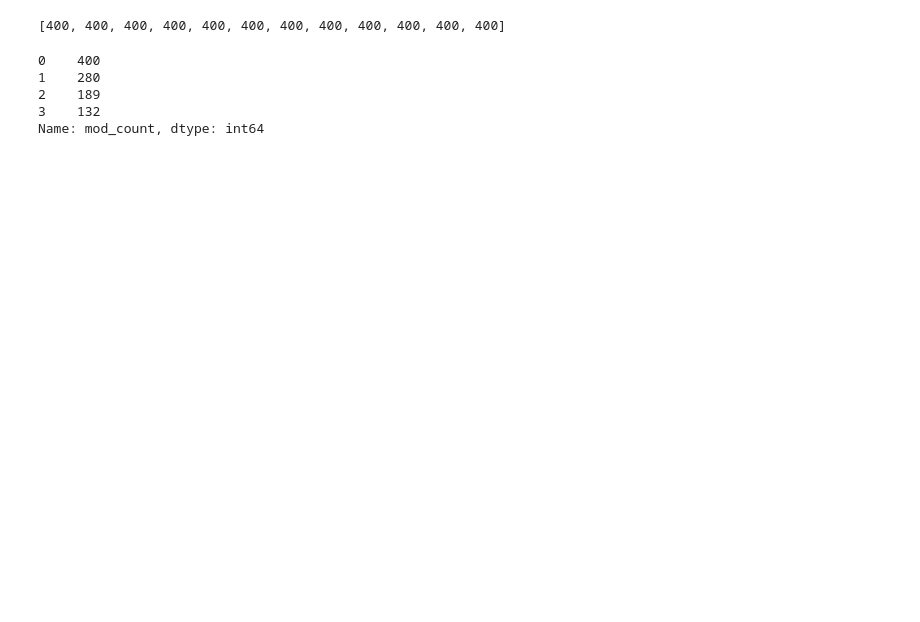
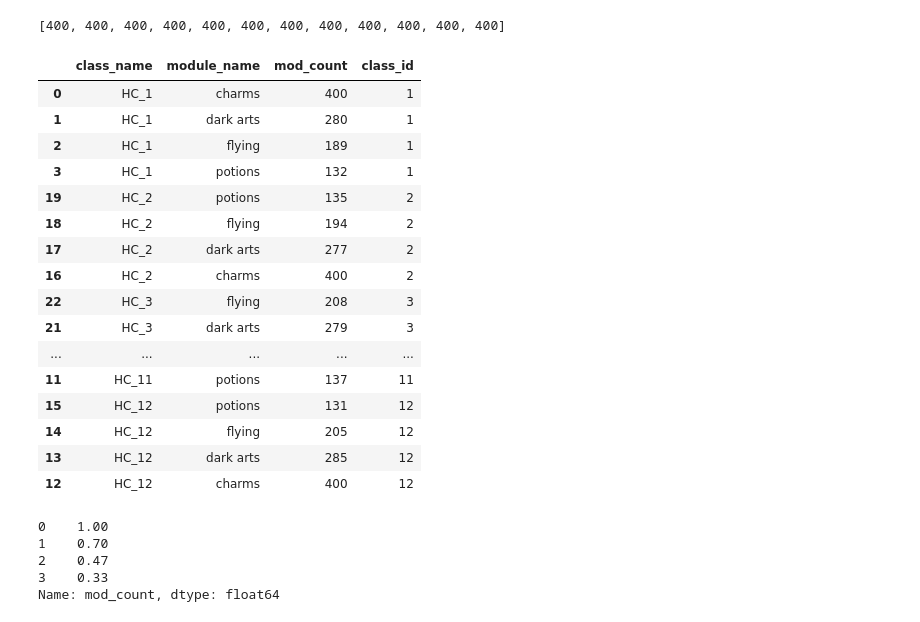
Before and after one commit to SamNgigi/ms_data_engineer_assessment, a Jupyter notebook: solution/solution.ipynb, the cells around one changed output. Cells and saved outputs as stored; diff of their text form; code cells hidden in the pictures; blank space fills up the shorter version.

```diff
--- a/solution/solution.ipynb
+++ b/solution/solution.ipynb
@@ -894,11 +914,32 @@ modulebyClass.sort_values('class_id', inplace=True)
 modulebyClass[modulebyClass['module_name'] == 'charms']['mod_count'].tolist()
 # %% [output]
 [400, 400, 400, 400, 400, 400, 400, 400, 400, 400, 400, 400]
+# %%
+modulebyClass
+# %% [output]
+|  | class_name | module_name | mod_count | class_id |
+| 0 | HC_1 | charms | 400 | 1 |
+| 1 | HC_1 | dark arts | 280 | 1 |
+| 2 | HC_1 | flying | 189 | 1 |
+| 3 | HC_1 | potions | 132 | 1 |
+| 19 | HC_2 | potions | 135 | 2 |
+| 18 | HC_2 | flying | 194 | 2 |
+| 17 | HC_2 | dark arts | 277 | 2 |
+| 16 | HC_2 | charms | 400 | 2 |
+| 22 | HC_3 | flying | 208 | 3 |
+| 21 | HC_3 | dark arts | 279 | 3 |
+| ... | ... | ... | ... | ... |
+| 11 | HC_11 | potions | 137 | 11 |
+| 15 | HC_12 | potions | 131 | 12 |
+| 14 | HC_12 | flying | 205 | 12 |
+| 13 | HC_12 | dark arts | 285 | 12 |
+| 12 | HC_12 | charms | 400 | 12 |
 # %%
-modulebyClass[modulebyClass['class_name'] == 'HC_1']['mod_count']
+filt_df = modulebyClass[modulebyClass['class_name'] == 'HC_1']
+round(filt_df['mod_count']/max(filt_df['mod_count']), 2)
 # %% [output]
-0    400
-1    280
-2    189
-3    132
-Name: mod_count, dtype: int64
+0    1.00
+1    0.70
+2    0.47
+3    0.33
+Name: mod_count, dtype: float64
```
Also changed, not shown: parts of 9 cells of this notebook, 4 other files.
